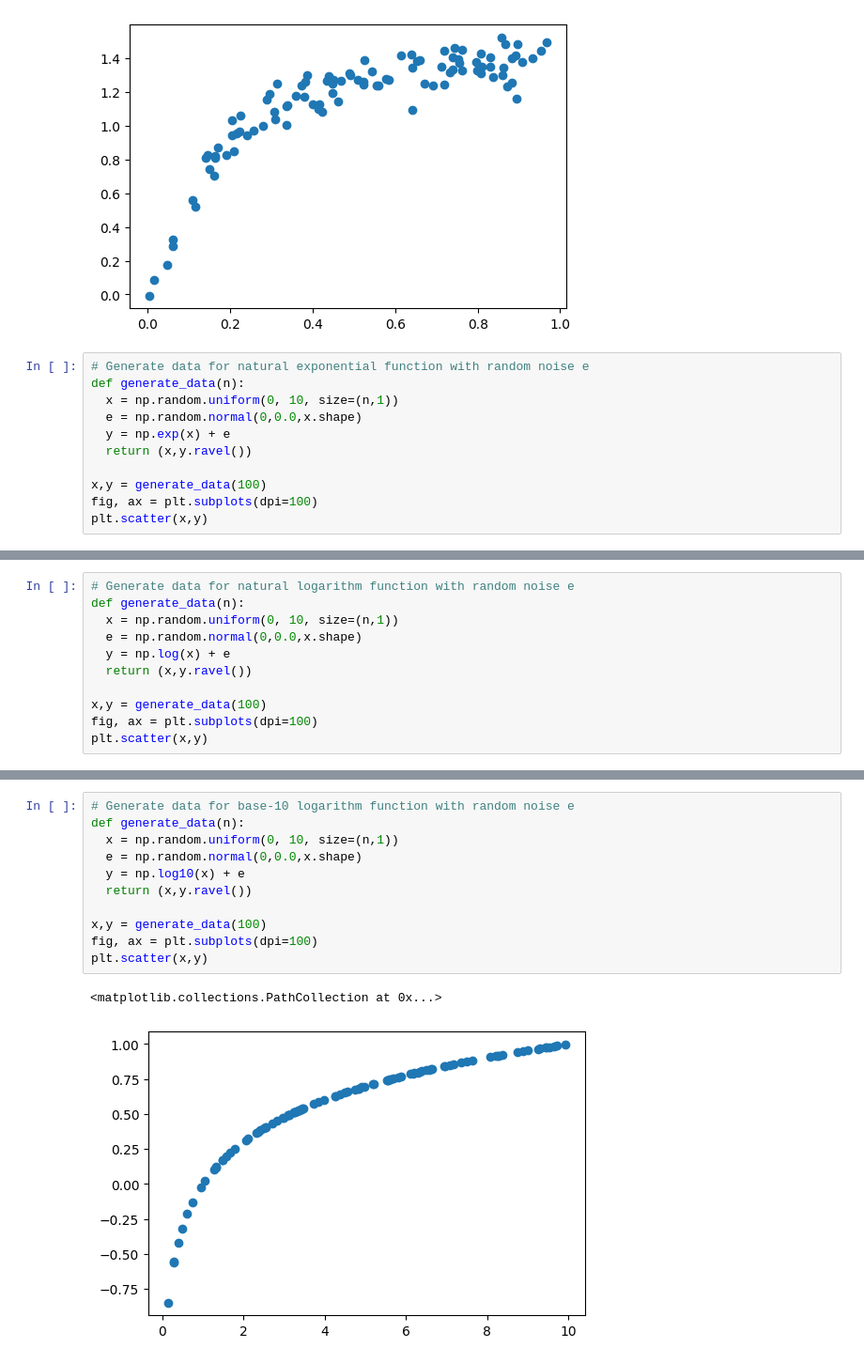
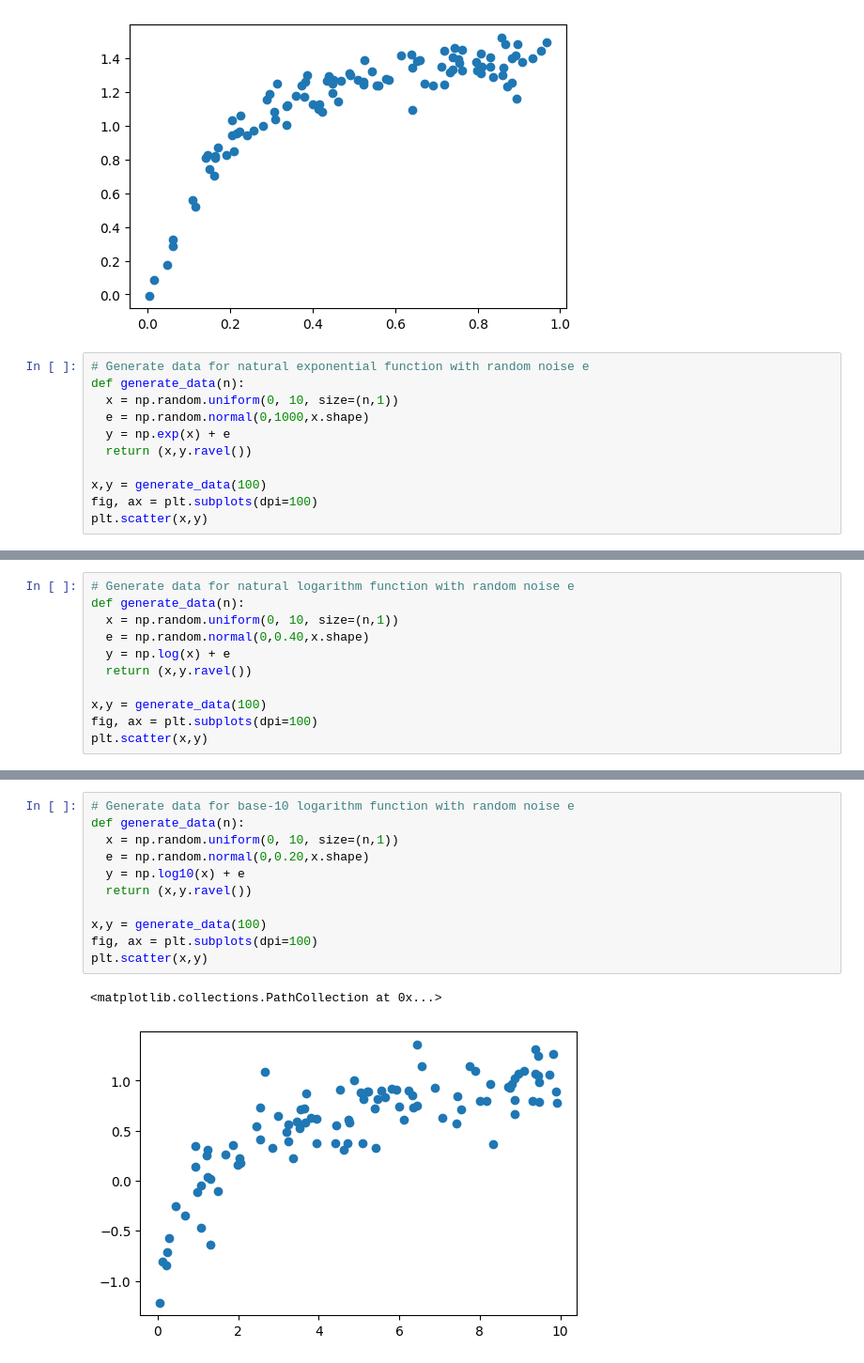
Before and after one commit to christam96/Generate-Random-Data, a Jupyter notebook: Generate_Random_Data.ipynb, the cells around one changed output, grey strips where cells are left out. Shown: that part at 94% size. Saved outputs shown, nothing was run; the diff lists cells and outputs as text.

```diff
--- a/Generate_Random_Data.ipynb
+++ b/Generate_Random_Data.ipynb
@@ -104,7 +104,7 @@ plt.scatter(x,y)
 # Generate data for natural exponential function with random noise e
 def generate_data(n):
   x = np.random.uniform(0, 10, size=(n,1))
-  e = np.random.normal(0,0.0,x.shape)
+  e = np.random.normal(0,1000,x.shape)
   y = np.exp(x) + e
   return (x,y.ravel())
 
@@ -118,7 +118,7 @@ plt.scatter(x,y)
 # Generate data for natural logarithm function with random noise e
 def generate_data(n):
   x = np.random.uniform(0, 10, size=(n,1))
-  e = np.random.normal(0,0.0,x.shape)
+  e = np.random.normal(0,0.40,x.shape)
   y = np.log(x) + e
   return (x,y.ravel())
 
@@ -131,14 +131,14 @@ plt.scatter(x,y)
 # %%
 # Generate data for base-10 logarithm function with random noise e
 def generate_data(n):
   x = np.random.uniform(0, 10, size=(n,1))
-  e = np.random.normal(0,0.0,x.shape)
+  e = np.random.normal(0,0.20,x.shape)
   y = np.log10(x) + e
   return (x,y.ravel())
 
 x,y = generate_data(100)
 fig, ax = plt.subplots(dpi=100)
 plt.scatter(x,y)
 # %% [output]
 <matplotlib.collections.PathCollection at 0x...>
-[figure, old version]
+[figure, new version]
```
Also changed, not shown: parts of 2 cells of this notebook.
